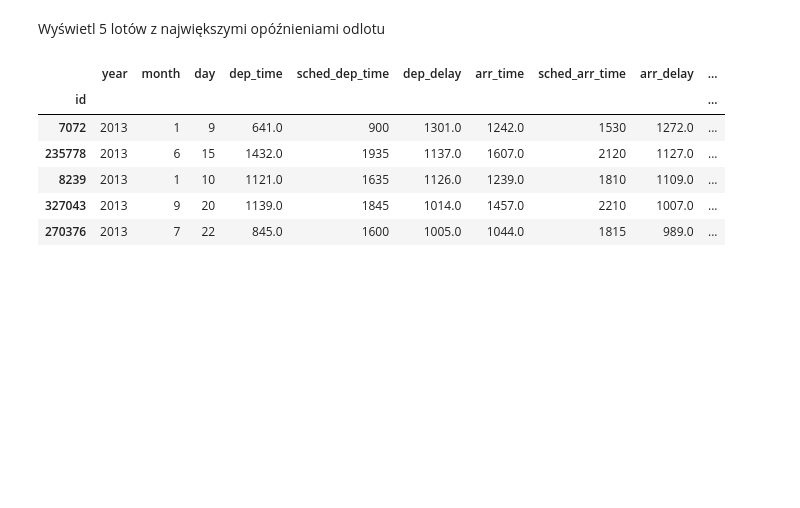
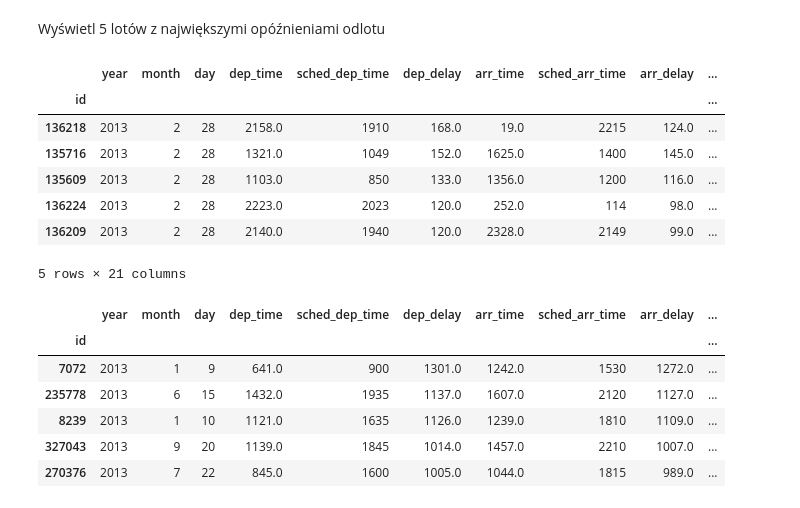
Before and after one commit to tuchacz/analiza, a Jupyter notebook: Zadania/02_pandas/02_pandas.ipynb, the cells around one changed output. Saved outputs shown, nothing was run; the diff lists cells and outputs as text; code cells hidden in the pictures; blank space fills up the shorter version.

```diff
--- a/Zadania/02_pandas/02_pandas.ipynb
+++ b/Zadania/02_pandas/02_pandas.ipynb
@@ -258,6 +446,17 @@ array(['IAH', 'ATL', 'IAD', 'ORD', 'DFW', 'FLL', 'MSP', 'DTW', 'MIA',
        'CAE', 'CHO', 'AVL', 'TVC', 'MYR'], dtype=object)
 # %% [markdown]
 Wyświetl 5 lotów z największymi opóźnieniami odlotu
+# %%
+df_flights.sort_values('dep_delay', ascending=False).head(5)
+# %% [output]
+|  | year | month | day | dep_time | sched_dep_time | dep_delay | arr_time | sched_arr_time | arr_delay | ... |
+| id |  |  |  |  |  |  |  |  |  | ... |
+| 136218 | 2013 | 2 | 28 | 2158.0 | 1910 | 168.0 | 19.0 | 2215 | 124.0 | ... |
+| 135716 | 2013 | 2 | 28 | 1321.0 | 1049 | 152.0 | 1625.0 | 1400 | 145.0 | ... |
+| 135609 | 2013 | 2 | 28 | 1103.0 | 850 | 133.0 | 1356.0 | 1200 | 116.0 | ... |
+| 136224 | 2013 | 2 | 28 | 2223.0 | 2023 | 120.0 | 252.0 | 114 | 98.0 | ... |
+| 136209 | 2013 | 2 | 28 | 2140.0 | 1940 | 120.0 | 2328.0 | 2149 | 99.0 | ... |
+5 rows × 21 columns
 # %%
 ######################################################################################
 # %% [output]
```
Also changed, not shown: parts of 21 cells of this notebook, 7 other files.
